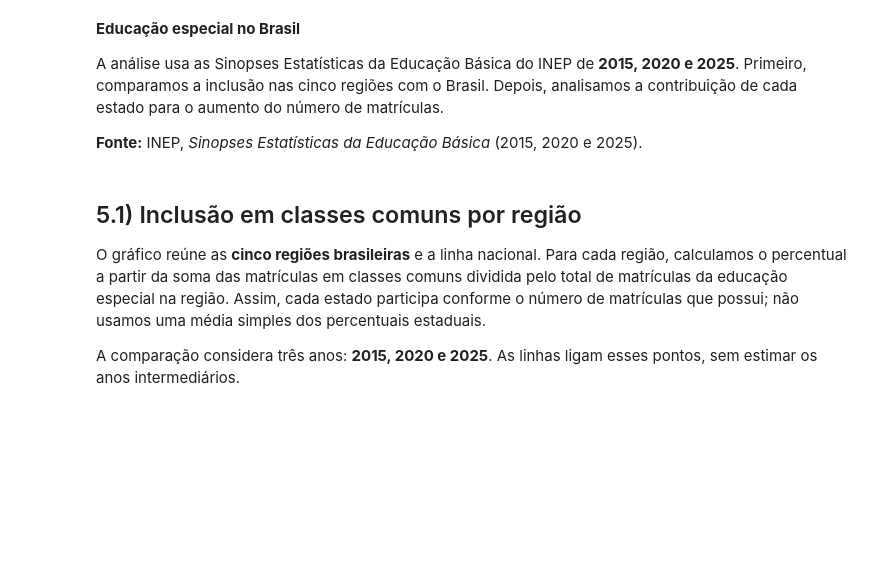
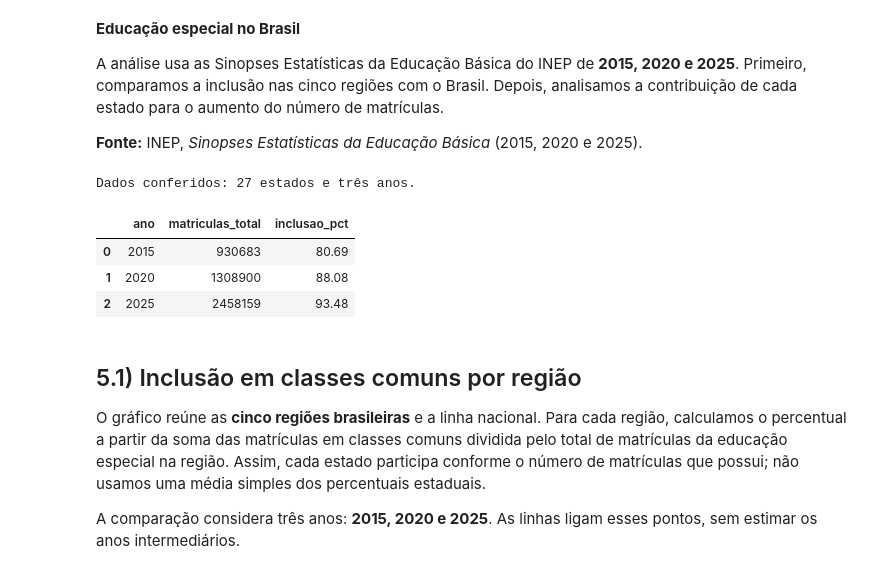
Before and after one commit to devian-DataScience/Trabalho_AEDV-A2-, a Jupyter notebook: Trabalho_A2 - AEDV (3).ipynb, the cells around one changed output. Saved outputs shown, nothing was run; the diff lists cells and outputs as text; code cells hidden in the pictures; blank space fills up the shorter version.

```diff
--- a/Trabalho_A2 - AEDV (3).ipynb
+++ b/Trabalho_A2 - AEDV (3).ipynb
@@ -569,24 +502,34 @@ A análise usa as Sinopses Estatísticas da Educação Básica do INEP de **2015
 
 **Fonte:** INEP, *Sinopses Estatísticas da Educação Básica* (2015, 2020 e 2025).
 # %%
+# Carregamos a planilha usada na pergunta 5.
+arquivo = "base_limpa_pergunta5_inep_2015_2020_2025.xlsx"
+dados = pd.read_excel(arquivo, sheet_name="Base limpa", header=3)
+
 # Confere cada coluna a cada ano procurando pelas numerações de matriculas totais, classes comuns e classes exclusivas.
 dados['ano'] = dados['ano'].astype(int)
 for coluna in ['matriculas_total', 'matriculas_classes_comuns', 'matriculas_classes_exclusivas']:
     dados[coluna] = pd.to_numeric(dados[coluna])
 
 # Calculamos a inclusão a partir do número de matrículas, sem usar porcentagens prontas.
 dados['inclusao_pct'] = 100 * dados['matriculas_classes_comuns'] / dados['matriculas_total']
 estados = dados[dados['nivel'] == 'UF'].copy()
 brasil = dados[dados['nivel'] == 'Brasil'].copy().sort_values('ano')
 
 # Conferimos as 27 UFs e os totais divulgados para o Brasil.
 assert len(estados) == 81 and len(brasil) == 3
 assert estados.groupby('ano')['uf'].nunique().eq(27).all()
 assert (dados['matriculas_classes_comuns'] + dados['matriculas_classes_exclusivas'] == dados['matriculas_total']).all()
 assert (estados.groupby('ano')['matriculas_total'].sum().sort_index().to_numpy() == brasil['matriculas_total'].to_numpy()).all()
 
 print('Dados conferidos: 27 estados e três anos.')
 display(brasil[['ano', 'matriculas_total', 'inclusao_pct']].round(2).reset_index(drop=True))
+# %% [output]
+Dados conferidos: 27 estados e três anos.
+|  | ano | matriculas_total | inclusao_pct |
+| 0 | 2015 | 930683 | 80.69 |
+| 1 | 2020 | 1308900 | 88.08 |
+| 2 | 2025 | 2458159 | 93.48 |
 # %% [markdown]
 ## 5.1) Inclusão em classes comuns por região
 
```
Also changed, not shown: parts of 17 cells of this notebook.
